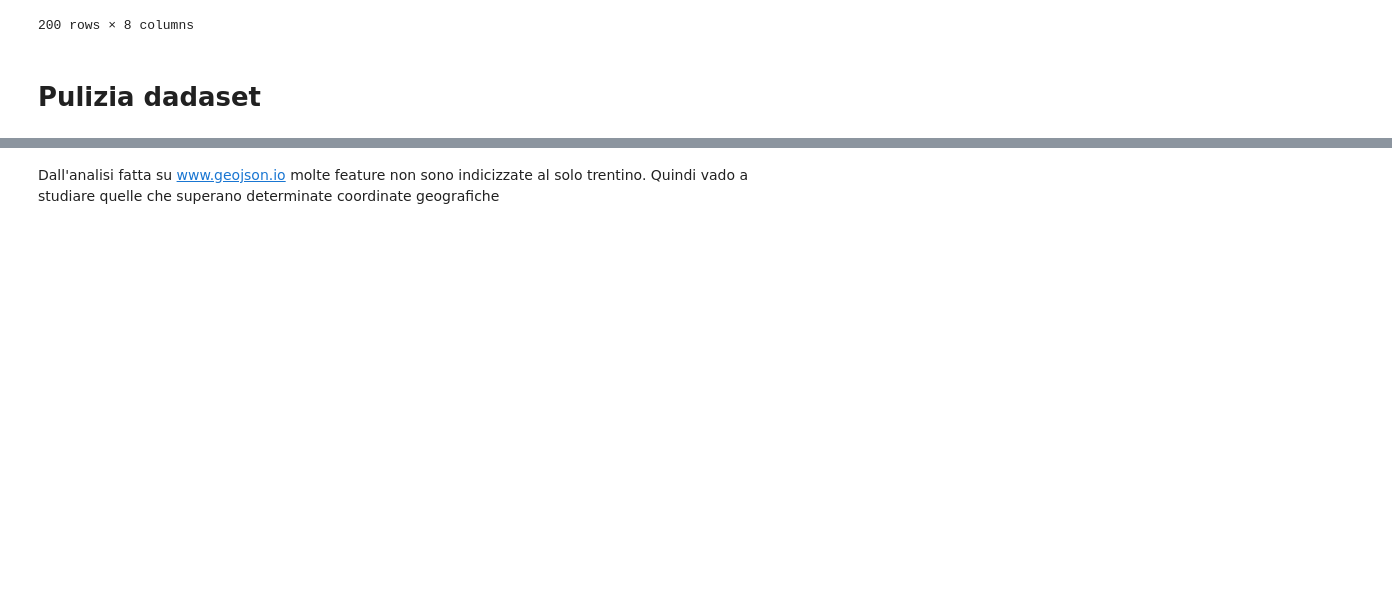
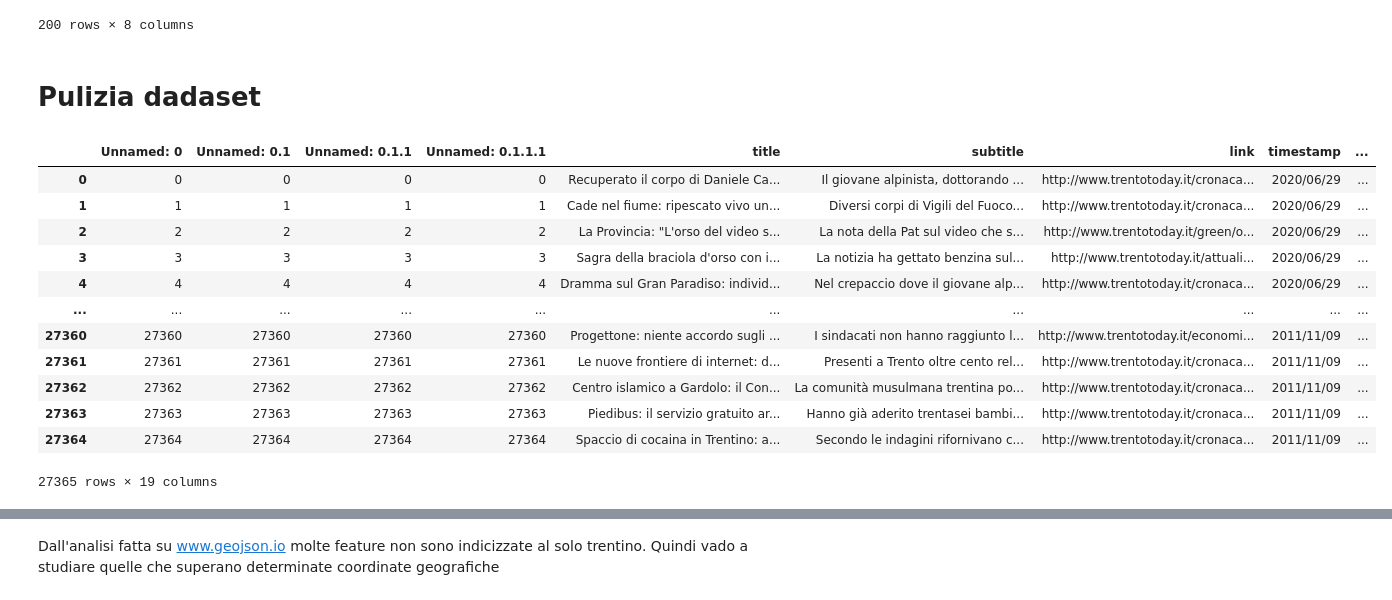
Before and after one commit to frabatx/today_parser, a Jupyter notebook: data_manipulation.ipynb, the cells around one changed output, grey strips where cells are left out. Cells and saved outputs as stored; diff of their text form; code cells hidden in the pictures; blank space fills up the shorter version.

```diff
--- a/data_manipulation.ipynb
+++ b/data_manipulation.ipynb
@@ -100,6 +100,22 @@ import pandas as pd
 from geojson import Feature, FeatureCollection, Point
 import numpy as np
 # %%
-df = pd.read_csv("./trento/trento_total.csv")
+df = pd.read_csv("./trento/dfTextProcessed2.csv")
+# %%
+df
+# %% [output]
+|  | Unnamed: 0 | Unnamed: 0.1 | Unnamed: 0.1.1 | Unnamed: 0.1.1.1 | title | subtitle | link | timestamp | ... |
+| 0 | 0 | 0 | 0 | 0 | Recuperato il corpo di Daniele Ca... | Il giovane alpinista, dottorando ... | http://www.trentotoday.it/cronaca... | 2020/06/29 | ... |
+| 1 | 1 | 1 | 1 | 1 | Cade nel fiume: ripescato vivo un... | Diversi corpi di Vigili del Fuoco... | http://www.trentotoday.it/cronaca... | 2020/06/29 | ... |
+| 2 | 2 | 2 | 2 | 2 | La Provincia: "L'orso del video s... | La nota della Pat sul video che s... | http://www.trentotoday.it/green/o... | 2020/06/29 | ... |
+| 3 | 3 | 3 | 3 | 3 | Sagra della braciola d'orso con i... | La notizia ha gettato benzina sul... | http://www.trentotoday.it/attuali... | 2020/06/29 | ... |
+| 4 | 4 | 4 | 4 | 4 | Dramma sul Gran Paradiso: individ... | Nel crepaccio dove il giovane alp... | http://www.trentotoday.it/cronaca... | 2020/06/29 | ... |
+| ... | ... | ... | ... | ... | ... | ... | ... | ... | ... |
+| 27360 | 27360 | 27360 | 27360 | 27360 | Progettone: niente accordo sugli ... | I sindacati non hanno raggiunto l... | http://www.trentotoday.it/economi... | 2011/11/09 | ... |
+| 27361 | 27361 | 27361 | 27361 | 27361 | Le nuove frontiere di internet: d... | Presenti a Trento oltre cento rel... | http://www.trentotoday.it/cronaca... | 2011/11/09 | ... |
+| 27362 | 27362 | 27362 | 27362 | 27362 | Centro islamico a Gardolo: il Con... | La comunità musulmana trentina po... | http://www.trentotoday.it/cronaca... | 2011/11/09 | ... |
+| 27363 | 27363 | 27363 | 27363 | 27363 | Piedibus: il servizio gratuito ar... | Hanno già aderito trentasei bambi... | http://www.trentotoday.it/cronaca... | 2011/11/09 | ... |
+| 27364 | 27364 | 27364 | 27364 | 27364 | Spaccio di cocaina in Trentino: a... | Secondo le indagini rifornivano c... | http://www.trentotoday.it/cronaca... | 2011/11/09 | ... |
+27365 rows × 19 columns
 # %%
 # Droppo le prime colonne ed aggiorno il dataset.csv
```
Also changed, not shown: parts of 11 cells of this notebook, 25 other files.
